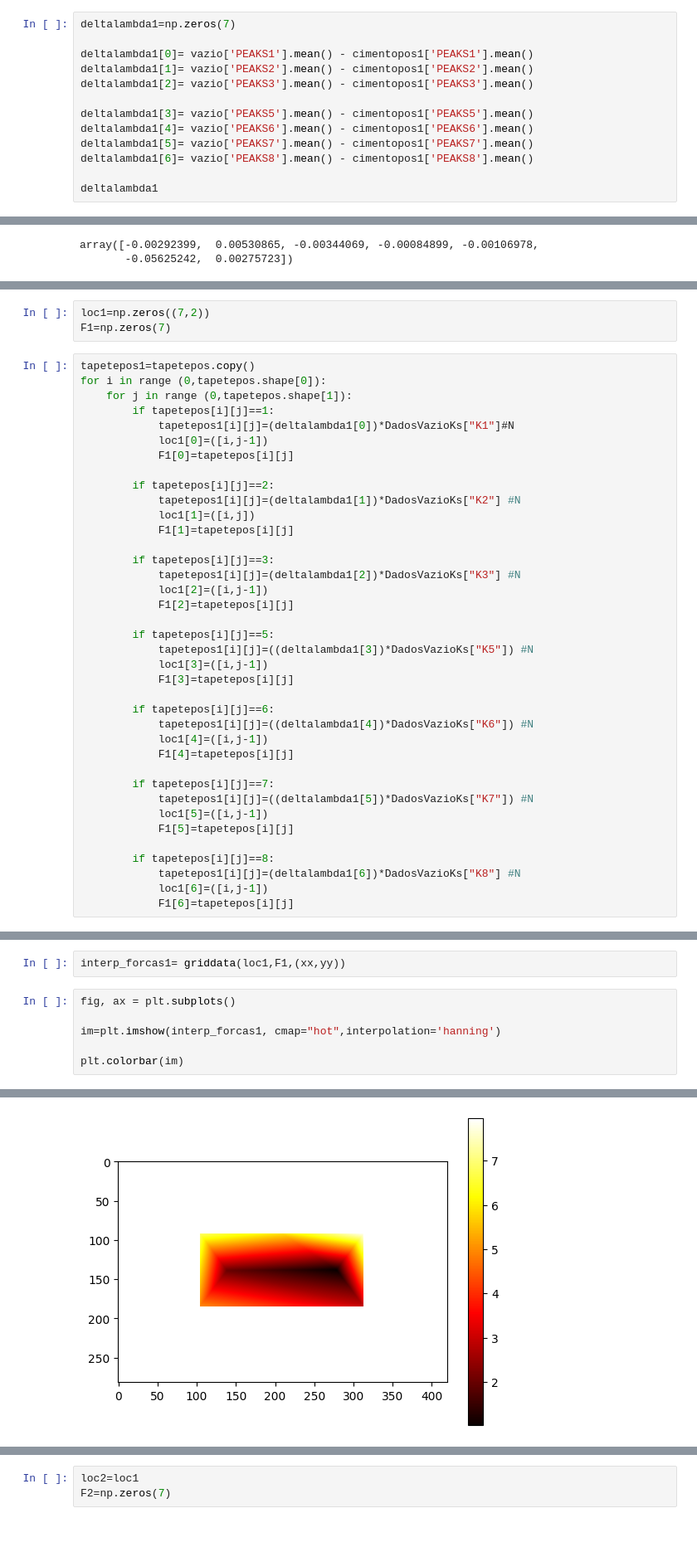
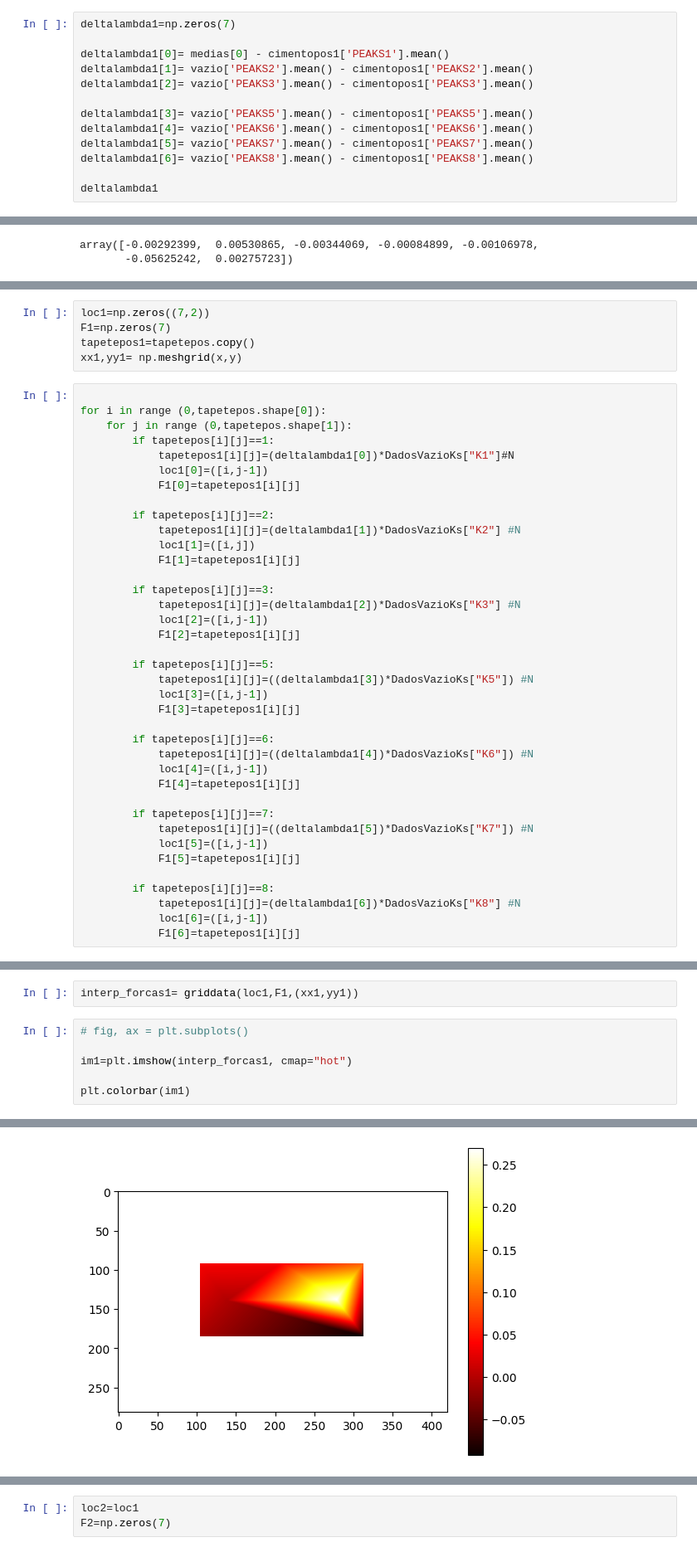
Before and after one commit to NicolasLSchneebeli/IC-TesteInicial, a Jupyter notebook: Teste1-Tapete.ipynb, the cells around one changed output, grey strips where cells are left out. Shown at 83% size. Drawn from its saved outputs; the diff is of its cells as text.

```diff
--- a/Teste1-Tapete.ipynb
+++ b/Teste1-Tapete.ipynb
@@ -64,7 +64,7 @@ cimentopos4=pd.read_csv(open("Teste1/Cimento/N0.2023.05.11.15.58.47(Pos4).txt","
 # %%
 deltalambda1=np.zeros(7)
 
-deltalambda1[0]= vazio['PEAKS1'].mean() - cimentopos1['PEAKS1'].mean()
+deltalambda1[0]= medias[0] - cimentopos1['PEAKS1'].mean()
 deltalambda1[1]= vazio['PEAKS2'].mean() - cimentopos1['PEAKS2'].mean()
 deltalambda1[2]= vazio['PEAKS3'].mean() - cimentopos1['PEAKS3'].mean()
 
@@ -136,41 +136,43 @@ array([-0.00292399,  0.00530865, -0.00344069, -0.00084899, -0.00106978,
 # %%
 loc1=np.zeros((7,2))
 F1=np.zeros(7)
+tapetepos1=tapetepos.copy()
+xx1,yy1= np.meshgrid(x,y)
 # %%
-tapetepos1=tapetepos.copy()
+
 for i in range (0,tapetepos.shape[0]):
     for j in range (0,tapetepos.shape[1]):
         if tapetepos[i][j]==1:
             tapetepos1[i][j]=(deltalambda1[0])*DadosVazioKs["K1"]#N
             loc1[0]=([i,j-1])
-            F1[0]=tapetepos[i][j]
+            F1[0]=tapetepos1[i][j]
 
         if tapetepos[i][j]==2:
             tapetepos1[i][j]=(deltalambda1[1])*DadosVazioKs["K2"] #N
             loc1[1]=([i,j])
-            F1[1]=tapetepos[i][j]
+            F1[1]=tapetepos1[i][j]
 
         if tapetepos[i][j]==3:
             tapetepos1[i][j]=(deltalambda1[2])*DadosVazioKs["K3"] #N
             loc1[2]=([i,j-1])
-            F1[2]=tapetepos[i][j]
+            F1[2]=tapetepos1[i][j]
 
         if tapetepos[i][j]==5:
             tapetepos1[i][j]=((deltalambda1[3])*DadosVazioKs["K5"]) #N
             loc1[3]=([i,j-1])
-            F1[3]=tapetepos[i][j]
+            F1[3]=tapetepos1[i][j]
 
         if tapetepos[i][j]==6:
             tapetepos1[i][j]=((deltalambda1[4])*DadosVazioKs["K6"]) #N
             loc1[4]=([i,j-1])
-            F1[4]=tapetepos[i][j]
+            F1[4]=tapetepos1[i][j]
 
         if tapetepos[i][j]==7:
             tapetepos1[i][j]=((deltalambda1[5])*DadosVazioKs["K7"]) #N
             loc1[5]=([i,j-1])
-            F1[5]=tapetepos[i][j]
+            F1[5]=tapetepos1[i][j]
 
         if tapetepos[i][j]==8:
             tapetepos1[i][j]=(deltalambda1[6])*DadosVazioKs["K8"] #N
             loc1[6]=([i,j-1])
-            F1[6]=tapetepos[i][j]
+            F1[6]=tapetepos1[i][j]
@@ -187,12 +185,12 @@ array([[279., 139.],
 # %%
-interp_forcas1= griddata(loc1,F1,(xx,yy))
+interp_forcas1= griddata(loc1,F1,(xx1,yy1))
 # %%
-fig, ax = plt.subplots()
+# fig, ax = plt.subplots()
 
-im=plt.imshow(interp_forcas1, cmap="hot",interpolation='hanning')
+im1=plt.imshow(interp_forcas1, cmap="hot")
 
-plt.colorbar(im)
+plt.colorbar(im1)
 # %% [output]
 <matplotlib.colorbar.Colorbar at 0x...>
-[figure, old version]
+[figure, new version]
 # %% [markdown]
```
Also changed, not shown: parts of 48 cells of this notebook.
